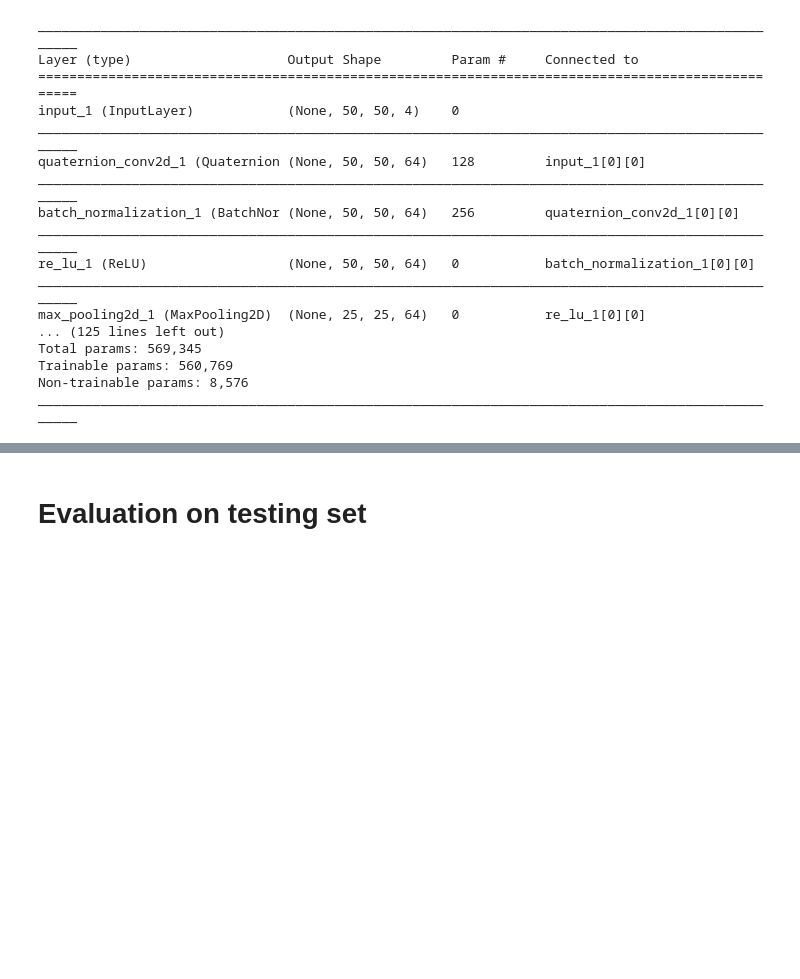
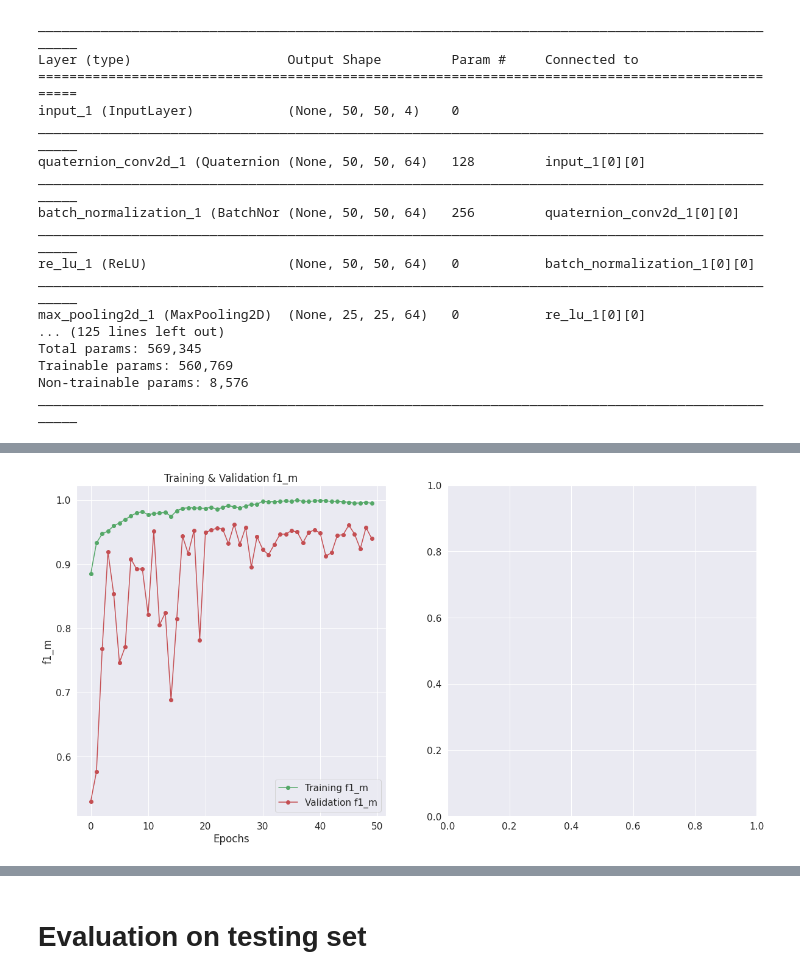
Before and after one commit to singhsukhendra/2015, a Jupyter notebook: 13_Feb_2022_Pneumonia_Detection_with_Quaternion_Residual_Network.ipynb, the cells around one changed output, grey strips where cells are left out. Cells and saved outputs as stored; diff of their text form; code cells hidden in the pictures; blank space fills up the shorter version.

```diff
--- a/13_Feb_2022_Pneumonia_Detection_with_Quaternion_Residual_Network.ipynb
+++ b/13_Feb_2022_Pneumonia_Detection_with_Quaternion_Residual_Network.ipynb
@@ -425,0 +545,20 @@ dict_keys(['val_loss', 'val_acc', 'val_precision_m', 'val_recall_m', 'val_f1_m',
+# %%
+epochs = [i for i in range(50)]
+fig , ax = plt.subplots(1,2)
+train_f1_m = history.history['f1_m']
+
+val_f1_m = history.history['val_f1_m']
+
+fig.set_size_inches(20,10)
+
+ax[0].plot(epochs , train_f1_m , 'go-' , label = 'Training f1_m')
+ax[0].plot(epochs , val_f1_m , 'ro-' , label = 'Validation f1_m')
+ax[0].set_title('Training & Validation f1_m')
+ax[0].legend()
+ax[0].set_xlabel("Epochs")
+ax[0].set_ylabel("f1_m")
+
+
+plt.show()
+# %% [output]
+[figure, added]
```
Also changed, not shown: parts of 38 cells of this notebook.
